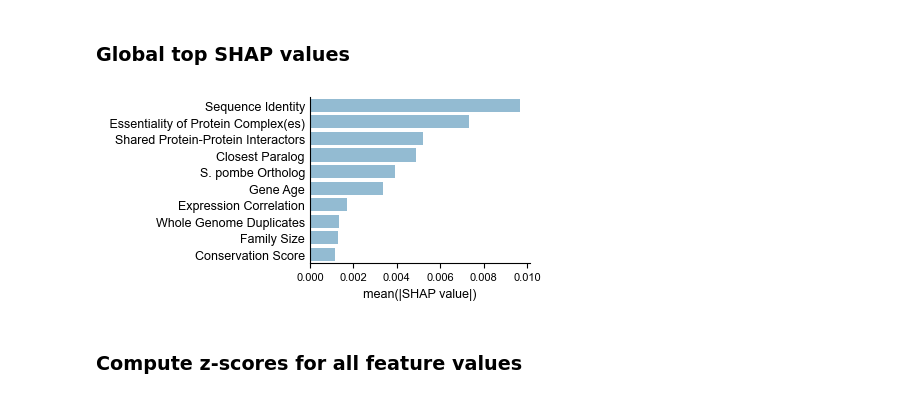
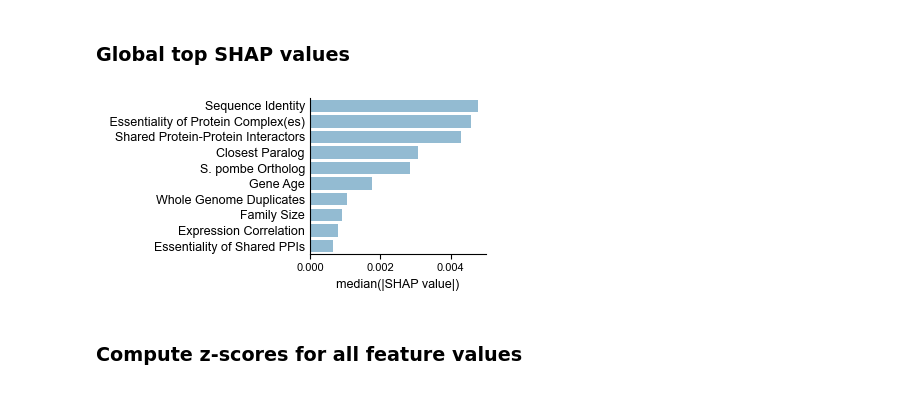
Before and after one commit to DeKegel/paralog_SL_prediction, a Jupyter notebook: 2_data_analysis/05_explain_predictions.ipynb, the cells around one changed output. Drawn from its saved outputs; the diff is of its cells as text; code cells hidden in the pictures.

Commit message:
Updates for updated bronze standard + naming clean up

```diff
--- a/2_data_analysis/05_explain_predictions.ipynb
+++ b/2_data_analysis/05_explain_predictions.ipynb
@@ -45,10 +45,10 @@ file_RF_model = get_local_data_path(['results'], 'RF_model.pickle')
 file_feature_names = get_local_data_path([],'feature_names.txt')
 file_annot_pairs = get_local_data_path(['processed','paralog_features'], 'all_features.csv')
 file_all_predictions = get_local_data_path(['results'], 'predictions_all_pairs.csv')
-file_depmap_pairs = get_local_data_path(['results'], 'bronze_standard_SL_pairs_24_09_20.csv')
+file_depmap_pairs = get_local_data_path(['results'], 'bronze_standard_SL_pairs.csv')
 
 # Output
-file_all_shap_values = get_local_data_path(['results'], 'shap_values_all_pairs_11_10_20.csv')
+file_all_shap_values = get_local_data_path(['results'], 'shap_values_all_pairs.csv')
 file_feature_zscores = get_local_data_path(['processed','paralog_features'], 'all_features_zscores.csv')
 file_table_s8 = get_local_data_path(['supplemental_files'], 'Table_S8.csv')
 # %% [output]
@@ -125,18 +125,18 @@ table_s8[:2]
 all_shap_values = pd.read_csv(file_all_shap_values)
 # %%
 # Top 10 most predictive features (for all paralog pairs)
-df = all_shap_values.iloc[:,4:].abs().mean().sort_values(ascending=False).reset_index()
+df = all_shap_values.iloc[:,4:].abs().median().sort_values(ascending=False).reset_index()
 df.columns = ['feature','value']
 df = pd.merge(df, feature_labels)
 top_features = df.feature.values
 
-f, ax = plt.subplots(1, 1, figsize=(4.6,2.3))
+f, ax = plt.subplots(1, 1, figsize=(4.2,2.2))
 sns.barplot(y=df[:10]['simple_name'], x=df[:10]['value'], color=sns.color_palette("Blues")[2])
-ax.set_xlabel('mean(|SHAP value|)')
+ax.set_xlabel('median(|SHAP value|)')
 _ = ax.set_ylabel(''); ax.tick_params(axis='y', which='both', length=0);
 plt.tight_layout()
 # %% [output]
-[figure, old version]
+[figure, new version]
 # %% [markdown]
 ### Compute z-scores for all feature values
 # %%
```
Also changed, not shown: parts of 19 cells of this notebook, 5 other files.
